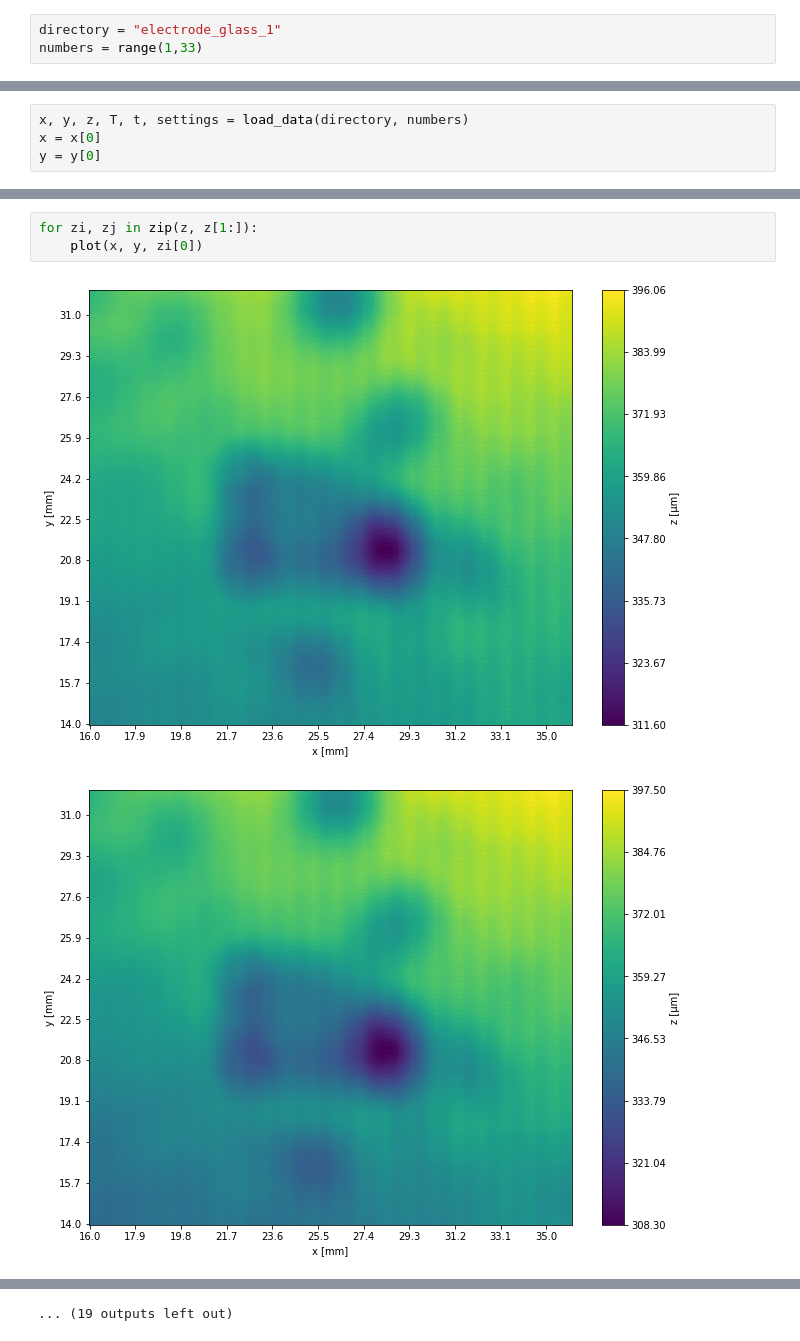
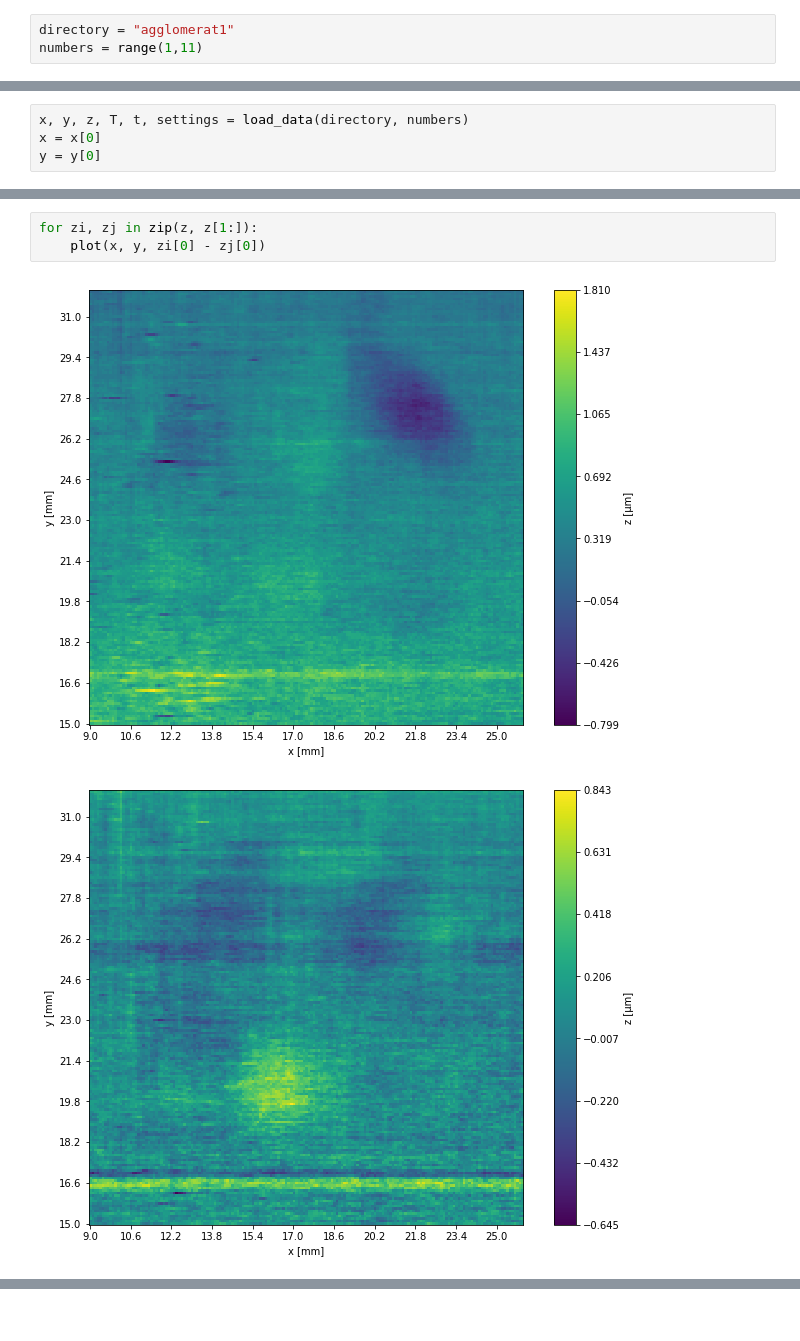
Before and after one commit to benjamingmeiner/kapascan-measurements, a Jupyter notebook: view_data.ipynb, the cells around one changed output, grey strips where cells are left out. Cells and saved outputs as stored; diff of their text form.

Commit message:
Measurement agglomerat1: Analysis.

```diff
--- a/view_data.ipynb
+++ b/view_data.ipynb
@@ -5,8 +5,8 @@ from utils.plot import plot
 from utils.analyze import load_data
 %matplotlib inline
 # %%
-directory = "electrode_glass_1"
-numbers = range(1,33)
+directory = "agglomerat1"
+numbers = range(1,11)
 # %%
 def cat1d(x):
     x_flat = [xi.flatten() for xi in x]
@@ -28,6 +18,6 @@ plt.plot(z0-z1)
 # %%
 for zi, zj in zip(z, z[1:]):
-    plot(x, y, zi[0])
+    plot(x, y, zi[0] - zj[0])
 # %% [output]
-[figure, old version]
+[figure, new version]
-[figure, old version]
+[figure, new version]
@@ -44 +30,0 @@ for zi, zj in zip(z, z[1:]):
-... (19 outputs left out)
```
Also changed, not shown: parts of 4 cells of this notebook, 1 other file.
